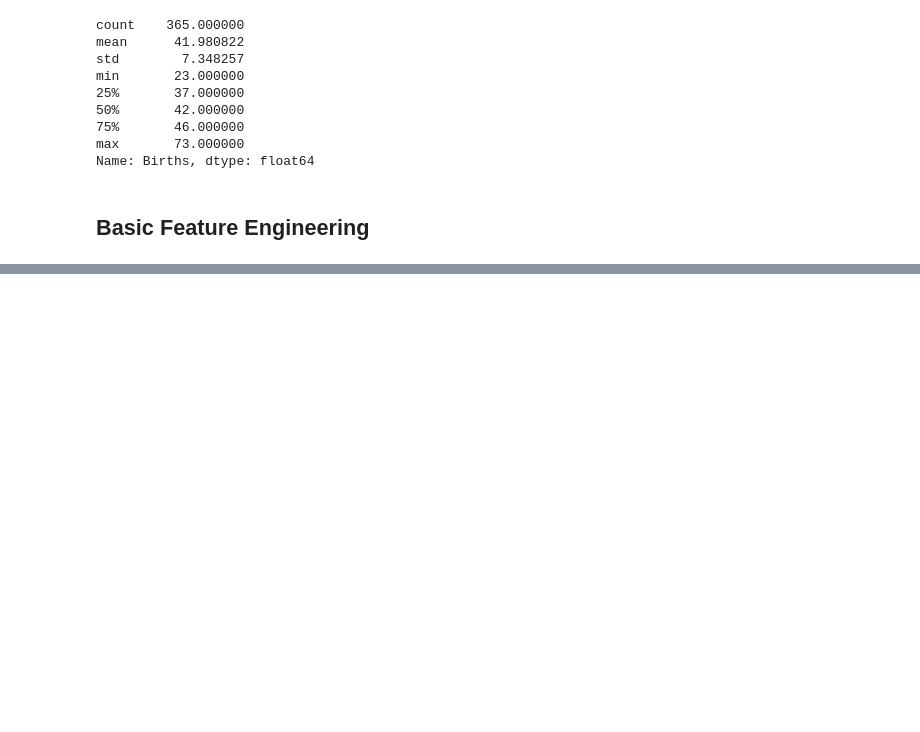
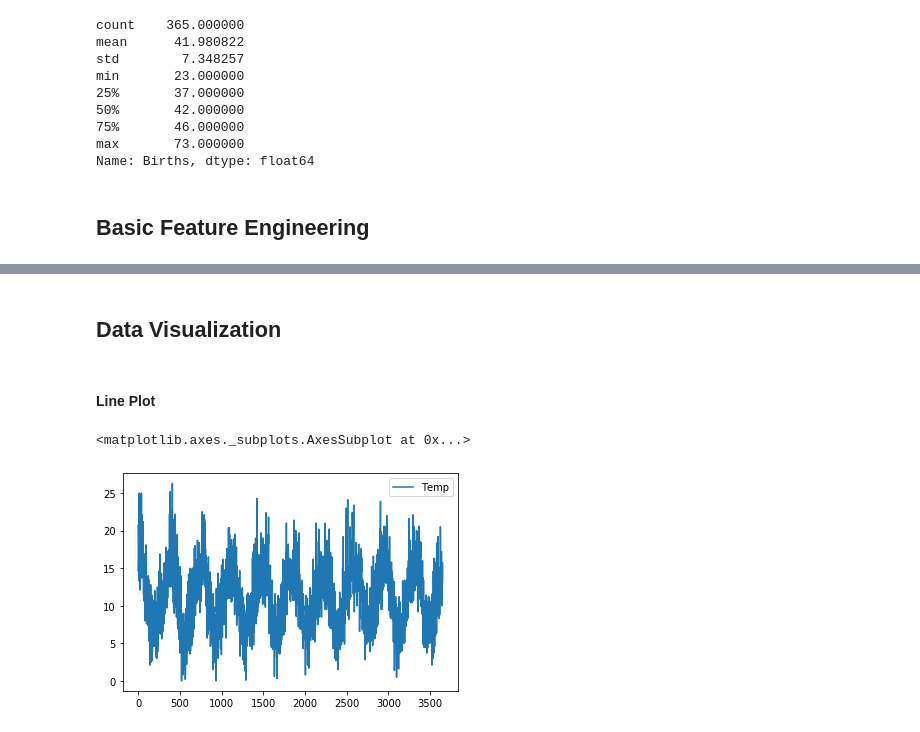
Before and after one commit to srmanj/Time-Series-Exploration, a Jupyter notebook: Time_Series_Notebook.ipynb, the cells around one changed output, grey strips where cells are left out. Drawn from its saved outputs; the diff is of its cells as text; code cells hidden in the pictures; blank space fills up the shorter version.

```diff
--- a/Time_Series_Notebook.ipynb
+++ b/Time_Series_Notebook.ipynb
@@ -39,0 +146,10 @@ Name: Births, dtype: float64
+# %% [markdown]
+## Data Visualization
+# %% [markdown]
+#### Line Plot
+# %%
+series = pd.read_csv(dirc+'daily-min-temperatures.csv', header=0)
+series.plot()
+# %% [output]
+<matplotlib.axes._subplots.AxesSubplot at 0x...>
+[figure, added]
```
Also changed, not shown: parts of 30 cells of this notebook.
